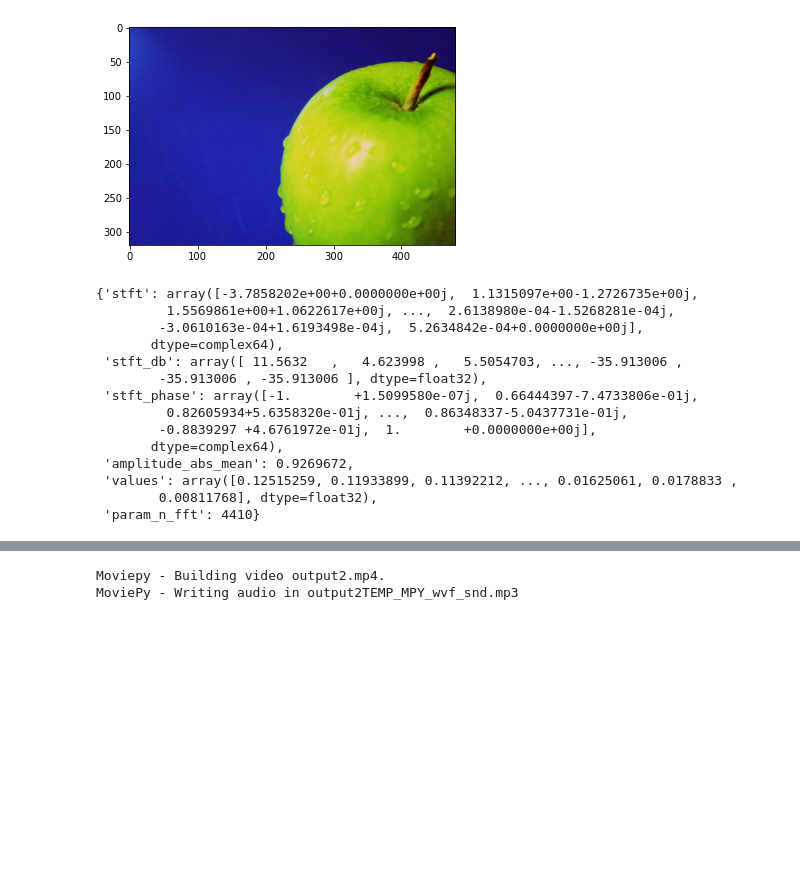
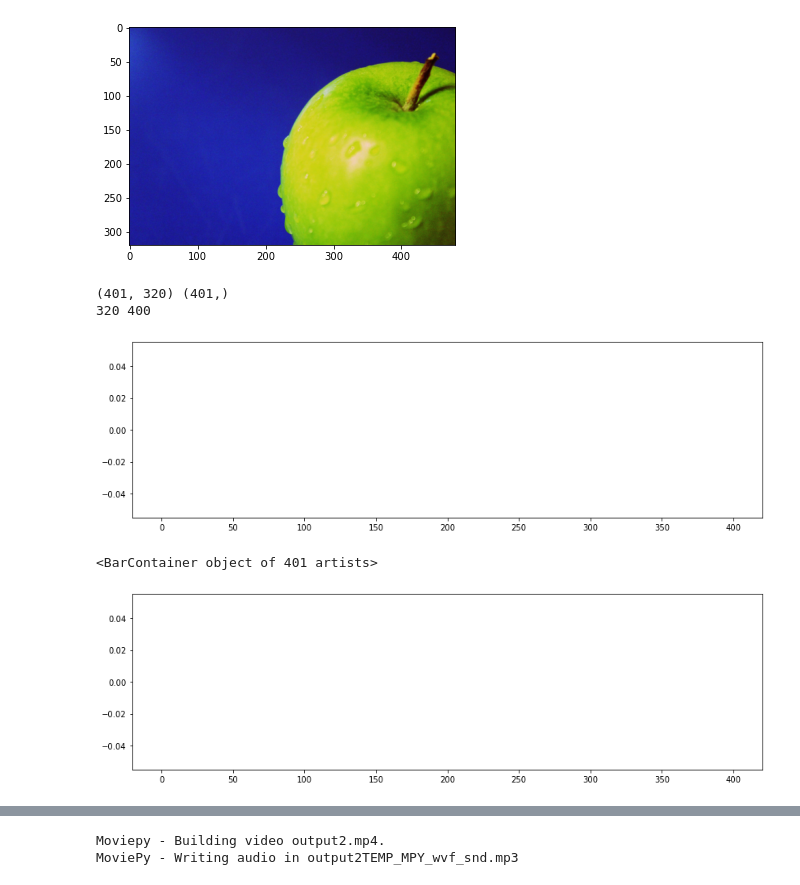
Before and after one commit to DeterjoSimon/AudioImagers, a Jupyter notebook: General_pipeline.ipynb, the cells around one changed output, grey strips where cells are left out. Saved outputs shown, nothing was run; the diff lists cells and outputs as text; code cells hidden in the pictures; blank space fills up the shorter version.

```diff
--- a/General_pipeline.ipynb
+++ b/General_pipeline.ipynb
@@ -113,24 +141,20 @@ def get_features(audio, sr, window_size_s):
     return [dict(zip(features,t),
                 param_n_fft=frame_len
                 ) for t in zip(*features.values())]
-# %%
-frames = get_features(audio, sr, 0.1)
-frames[len(frames)//2]
-# %% [output]
-{'stft': array([-3.7858202e+00+0.0000000e+00j,  1.1315097e+00-1.2726735e+00j,
-         1.5569861e+00+1.0622617e+00j, ...,  2.6138980e-04-1.5268281e-04j,
-        -3.0610163e-04+1.6193498e-04j,  5.2634842e-04+0.0000000e+00j],
-       dtype=complex64),
- 'stft_db': array([ 11.5632   ,   4.623998 ,   5.5054703, ..., -35.913006 ,
-        -35.913006 , -35.913006 ], dtype=float32),
- 'stft_phase': array([-1.        +1.5099580e-07j,  0.66444397-7.4733806e-01j,
-         0.82605934+5.6358320e-01j, ...,  0.86348337-5.0437731e-01j,
-        -0.8839297 +4.6761972e-01j,  1.        +0.0000000e+00j],
-       dtype=complex64),
- 'amplitude_abs_mean': 0.9269672,
- 'values': array([0.12515259, 0.11933899, 0.11392212, ..., 0.01625061, 0.0178833 ,
-        0.00811768], dtype=float32),
- 'param_n_fft': 4410}
+# %%
+frames = get_features(audio, sr, 0.1)
+frame = frames[0]
+print(len(frames), len(np.abs(frame["values"])))
+plt.bar(np.arange(len(frame["stft"])), np.abs(frames[0]["stft"]))
+plt.show()
+frame = frames[1]
+plt.bar(np.arange(len(frame["stft"])), np.abs(frames[1]["stft"]))
+# %% [output]
+(401, 320) (401,)
+320 400
+[figure, added]
+<BarContainer object of 401 artists>
+[figure, added]
 # %%
 plt.plot(audio)
 # %% [output]
```
Also changed, not shown: parts of 15 cells of this notebook.
